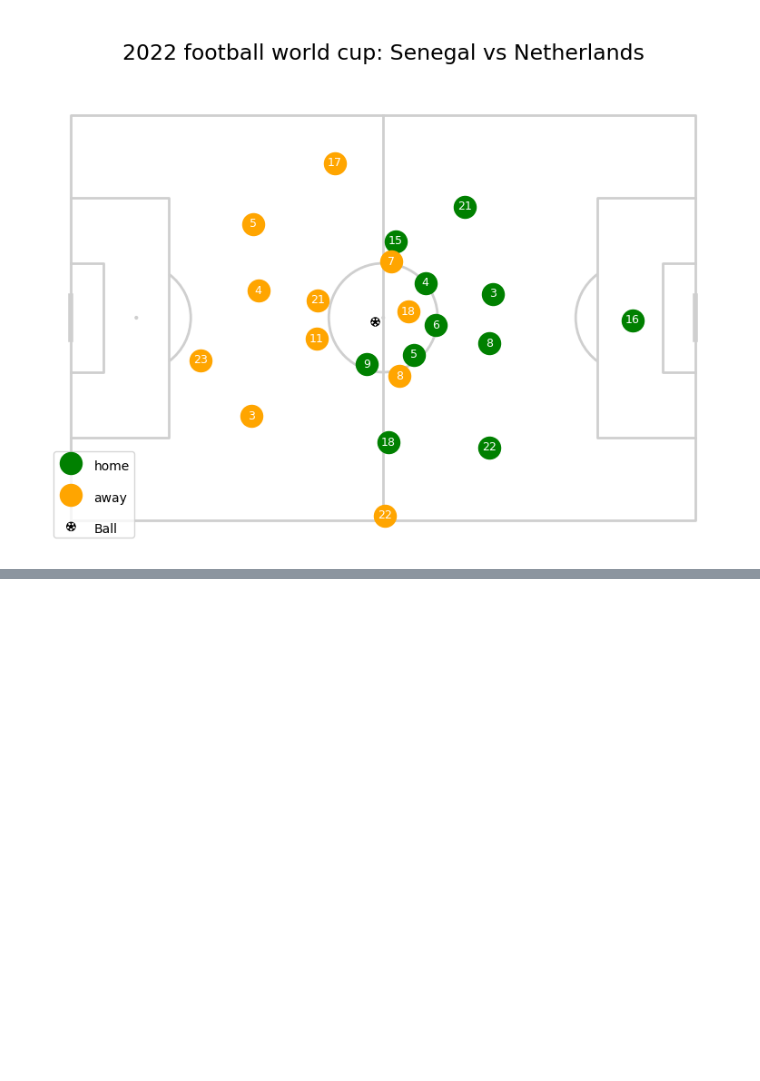
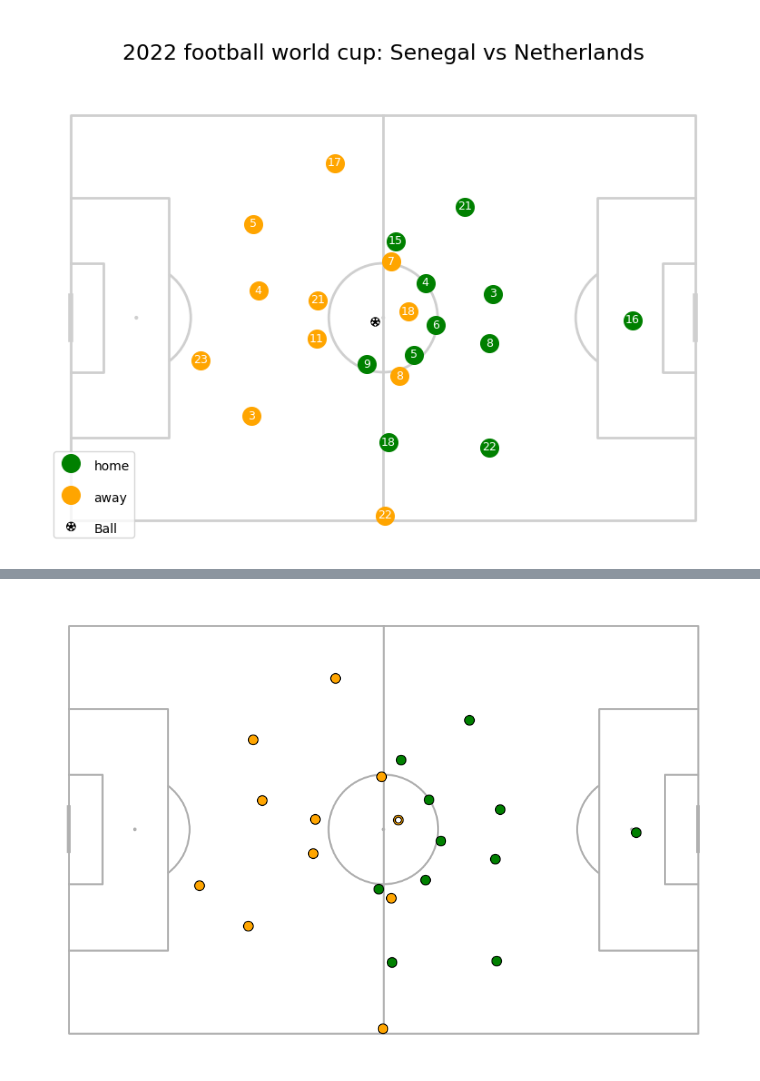
Before and after one commit to stephTchembeu/pysport-aims, a Jupyter notebook: first_week/test_17_07.ipynb, the cells around one changed output, grey strips where cells are left out. Cells and saved outputs as stored; diff of their text form; code cells hidden in the pictures; blank space fills up the shorter version.

Commit message:
first animation learned from the mplsoccer documentation

```diff
--- a/first_week/test_17_07.ipynb
+++ b/first_week/test_17_07.ipynb
@@ -272,0 +338,6 @@ Text(0.5, 0.5, '2022 football world cup: Senegal vs Netherlands')
+# %%
+away_player_coord_dfs = [pd.DataFrame(get_position_on_pitch(dataset,"away",i)).set_index("jersey_no").sort_index(ascending=True)for i in range(600)]
+home_player_coord_dfs = [pd.DataFrame(get_position_on_pitch(dataset,"home",i)).set_index("jersey_no").sort_index(ascending=True)for i in range(600)]
+# %%
+away_coord_df = pd.concat(away_player_coord_dfs,axis=0,ignore_index=True)
+home_coord_df = pd.concat(home_player_coord_dfs,axis=0,ignore_index=True)
@@ -272,0 +376,32 @@ Text(0.5, 0.5, '2022 football world cup: Senegal vs Netherlands')
+# %%
+# First set up the figure, the axis
+pitch = Pitch(pitch_type='skillcorner', goal_type='line', pitch_width=68, pitch_length=105)
+fig, ax = pitch.draw(figsize=(10, 7.4))
+
+# then setup the pitch plot markers we want to animate
+marker_kwargs = {'marker': 'o', 'markeredgecolor': 'black', 'linestyle': 'None'}
+ball, = ax.plot([], [], ms=6, markerfacecolor='w', zorder=3, **marker_kwargs)
+away, = ax.plot([], [], ms=10, markerfacecolor='orange', **marker_kwargs)
+home, = ax.plot([], [], ms=10, markerfacecolor='green', **marker_kwargs)
+
+# animation function
+def animate(i):
+    """ Function to animate the data. Each frame it sets the data for the players and the ball."""
+    # set the ball data with the x and y positions for the ith frame
+    ball.set_data(df_ball.iloc[i, [0]], df_ball.iloc[i, [1]])
+    # get the frame id for the ith frame
+    frame = df_ball.iloc[i, 2]
+    # set the player data using the frame id
+    away.set_data(away_coord_df.loc[away_coord_df.frame_id == frame, 'x'],
+                  away_coord_df.loc[away_coord_df.frame_id == frame, 'y'])
+    home.set_data(home_coord_df.loc[home_coord_df.frame_id == frame, 'x'],
+                  home_coord_df.loc[home_coord_df.frame_id == frame, 'y'])
+    return ball, away, home
+
+
+# call the animator, animate so 25 frames per second
+anim = animation.FuncAnimation(fig, animate, frames=len(df_ball), interval=33, blit=True)
+
+plt.show()
+# %% [output]
+[figure, added]
```
Also changed, not shown: parts of 17 cells of this notebook, 1 other file.
